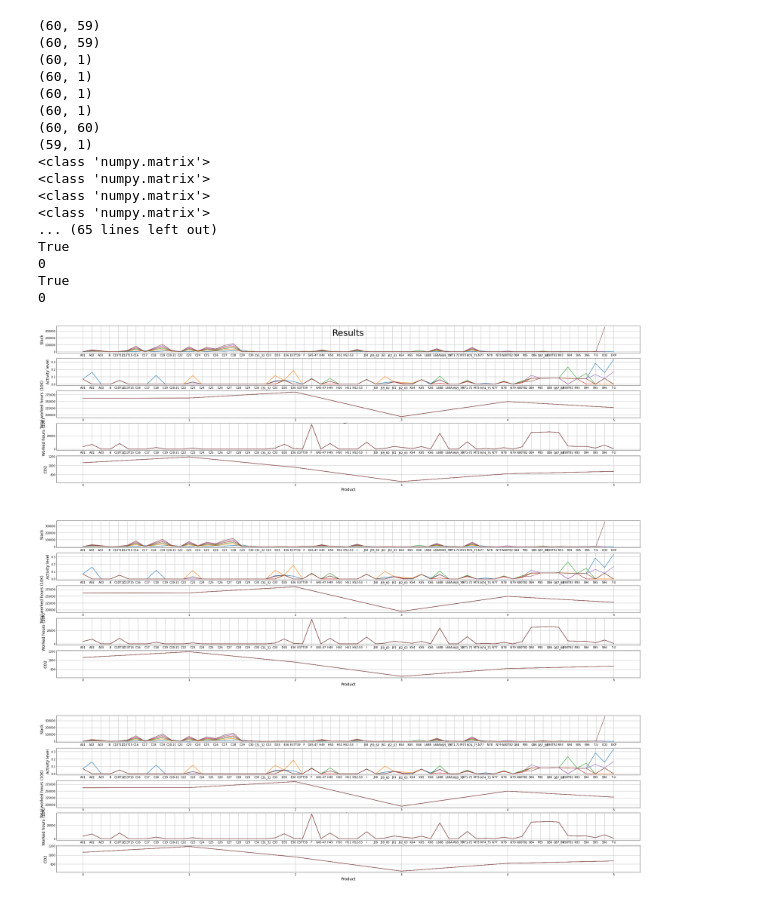
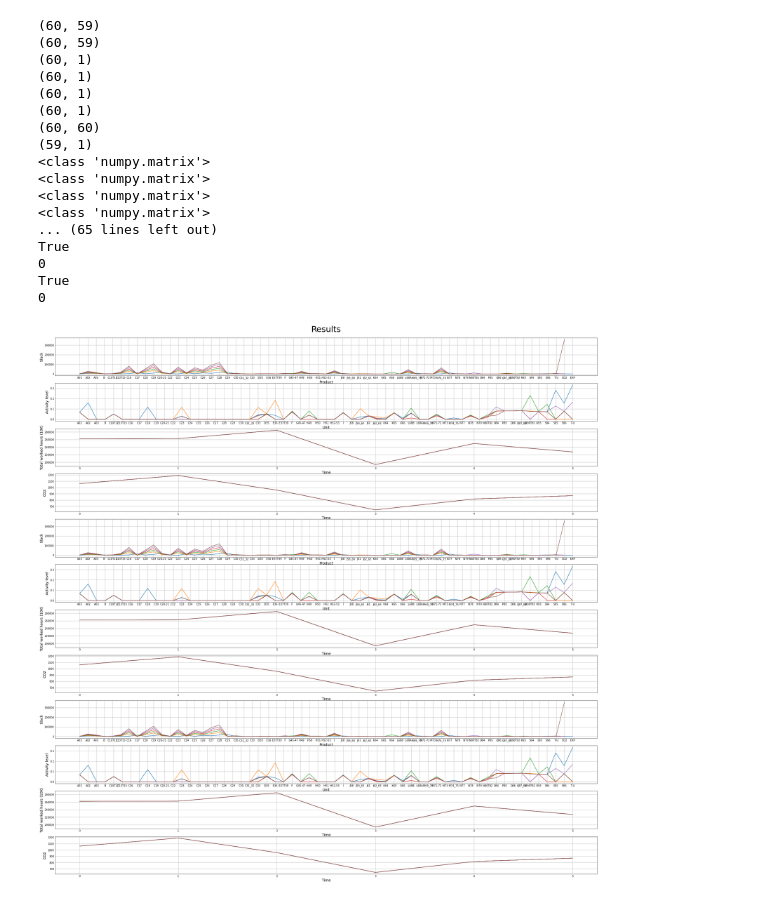
Before and after one commit to lokehagberg/rhp, a Jupyter notebook: simulations/Sweden/2016.ipynb, the cells around one changed output. Drawn from its saved outputs; the diff is of its cells as text; code cells hidden in the pictures.

```diff
--- a/simulations/Sweden/2016.ipynb
+++ b/simulations/Sweden/2016.ipynb
@@ -112,7 +112,8 @@ slack_list = plan_outcome[2]
 plt.style.use('_mpl-gallery')
 fig = plt.figure(figsize=(30, 180))
 fig.suptitle('Results', fontsize=32)
-gs = gridspec.GridSpec(6 * time_steps * planning_horizon, 1)
+number_of_graphs = 4
+gs = gridspec.GridSpec(number_of_graphs * time_steps * planning_horizon, 1)
 
 labels = ['Slack',
             'Activity level',
@@ -123,7 +124,7 @@ labels = ['Slack',
 
 for i in range(time_steps):
 
-    ax = fig.add_subplot(gs[i * 6 + 1, 0])
+    ax = fig.add_subplot(gs[i * number_of_graphs + 1, 0])
     ax.set_xlabel('Product', fontsize=14)
     ax.set_ylabel(labels[0], fontsize=14)
     ax.set_xticks(range(supply_use_list[i].shape[0]+1), sector_with_all_outputs_and_EXP)
@@ -131,7 +132,7 @@ for i in range(time_steps):
         s = np.array_split(slack_list[i], planning_horizon)
         ax.plot(range(s[j].shape[0]), s[j])
 
-    ax = fig.add_subplot(gs[i * 6 + 2, 0])
+    ax = fig.add_subplot(gs[i * number_of_graphs + 2, 0])
     ax.set_xlabel('Unit', fontsize=14)
     ax.set_ylabel(labels[1], fontsize=14)
     ax.set_xticks(range(supply_use_list[i].shape[1]), sector_name_input)
@@ -143,60 +144,60 @@ for i in range(time_steps):
     x = np.array_split(result_list[i], planning_horizon)
     for j in range(planning_horizon):
         resulting_worked_hours.append(np.matmul(worked_hours.reshape([1,-1]), x[j]))
-    ax = fig.add_subplot(gs[i * 6 + 3, 0])
+    ax = fig.add_subplot(gs[i * number_of_graphs + 3, 0])
     ax.set_xlabel('Time', fontsize=14)
     ax.set_ylabel(labels[5], fontsize=14)
     for j in range(planning_horizon):
         ax.plot(range(planning_horizon), resulting_worked_hours)
-
-    x = np.array_split(result_list[i], planning_horizon)
-    worked_hours_per_sector = []
-    for j in range(worked_hours.shape[0]):
-        worked_hours_per_sector.append(x[0][j]*worked_hours[j])
-    ax = fig.add_subplot(gs[i * 6 + 4, 0])
-    ax.set_xlabel('Product', fontsize=14)
-    ax.set_ylabel(labels[3], fontsize=14)
-    ax.set_xticks(range(supply_use_list[i].shape[1]), sector_name_input)
-    for j in range(planning_horizon):
-        x = np.array_split(result_list[i], planning_horizon)
-        ax.plot(range(x[j].shape[0]), worked_hours_per_sector)
 
     co2 = deepcopy(supply_use_list[0][-1,:])
     resulting_co2 = []
     x = np.array_split(result_list[i], planning_horizon)
     for j in range(planning_horizon):
         resulting_co2.append(np.matmul(co2, x[j]).item(0))
-    ax = fig.add_subplot(gs[i * 6 + 5, 0])
-    ax.set_xlabel('Product', fontsize=14)
+    ax = fig.add_subplot(gs[i * number_of_graphs + 4, 0])
+    ax.set_xlabel('Time', fontsize=14)
     ax.set_ylabel(labels[4], fontsize=14)
     for j in range(planning_horizon):
         ax.plot(range(planning_horizon), resulting_co2)
 
-    # ax = fig.add_subplot(gs[i * 6 + 6, 0])
+    # x = np.array_split(result_list[i], planning_horizon)
+    # worked_hours_per_sector = []
+    # for j in range(worked_hours.shape[0]):
+    #     worked_hours_per_sector.append(x[0][j]*worked_hours[j])
+    # ax = fig.add_subplot(gs[i * number_of_graphs + 5, 0])
+    # ax.set_xlabel('Product', fontsize=14)
+    # ax.set_ylabel(labels[3], fontsize=14)
+    # ax.set_xticks(range(supply_use_list[i].shape[1]), sector_name_input)
+    # for j in range(planning_horizon):
+    #     x = np.array_split(result_list[i], planning_horizon)
+    #     ax.plot(range(x[j].shape[0]), worked_hours_per_sector)
+
+    # ax = fig.add_subplot(gs[i * number_of_graphs + 6, 0])
     # ax.set_xlabel('Product', fontsize=14)
     # ax.set_ylabel(labels[2], fontsize=14)
     # ax.set_xticks(range(len(sector_with_all_outputs_and_EXP)), sector_with_all_outputs_and_EXP)
     # for j in range(planning_horizon):
     #     l = np.array_split(lagrange_list[i], planning_horizon)
     #     ax.plot(range(l[j].shape[0]), l[j])
 
 plt.show()
 # %% [output]
 (60, 59)
 (60, 59)
 (60, 1)
 (60, 1)
 (60, 1)
 (60, 1)
 (60, 60)
 (59, 1)
 <class 'numpy.matrix'>
 <class 'numpy.matrix'>
 <class 'numpy.matrix'>
 <class 'numpy.matrix'>
 ... (65 lines left out)
 True
 0
 True
 0
-[figure, old version]
+[figure, new version]
```
